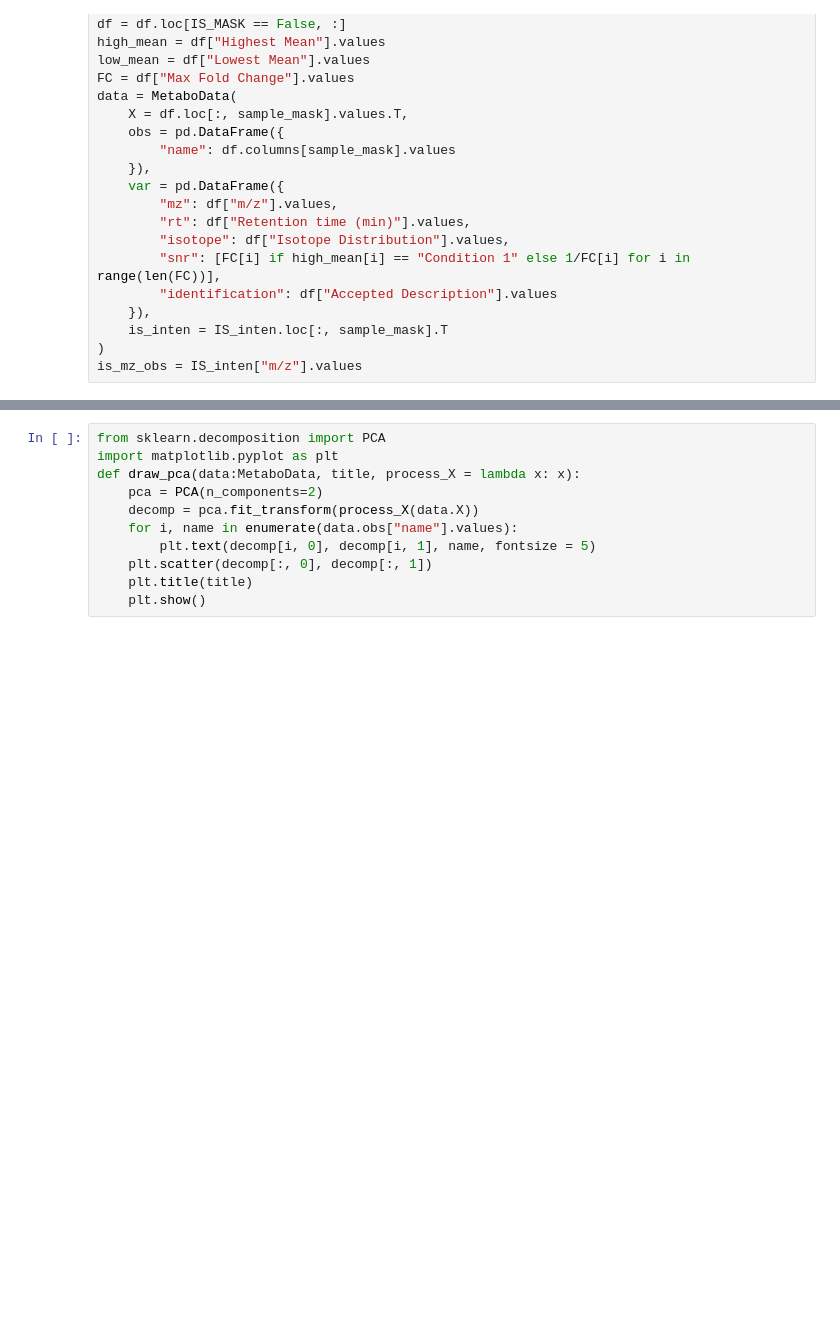
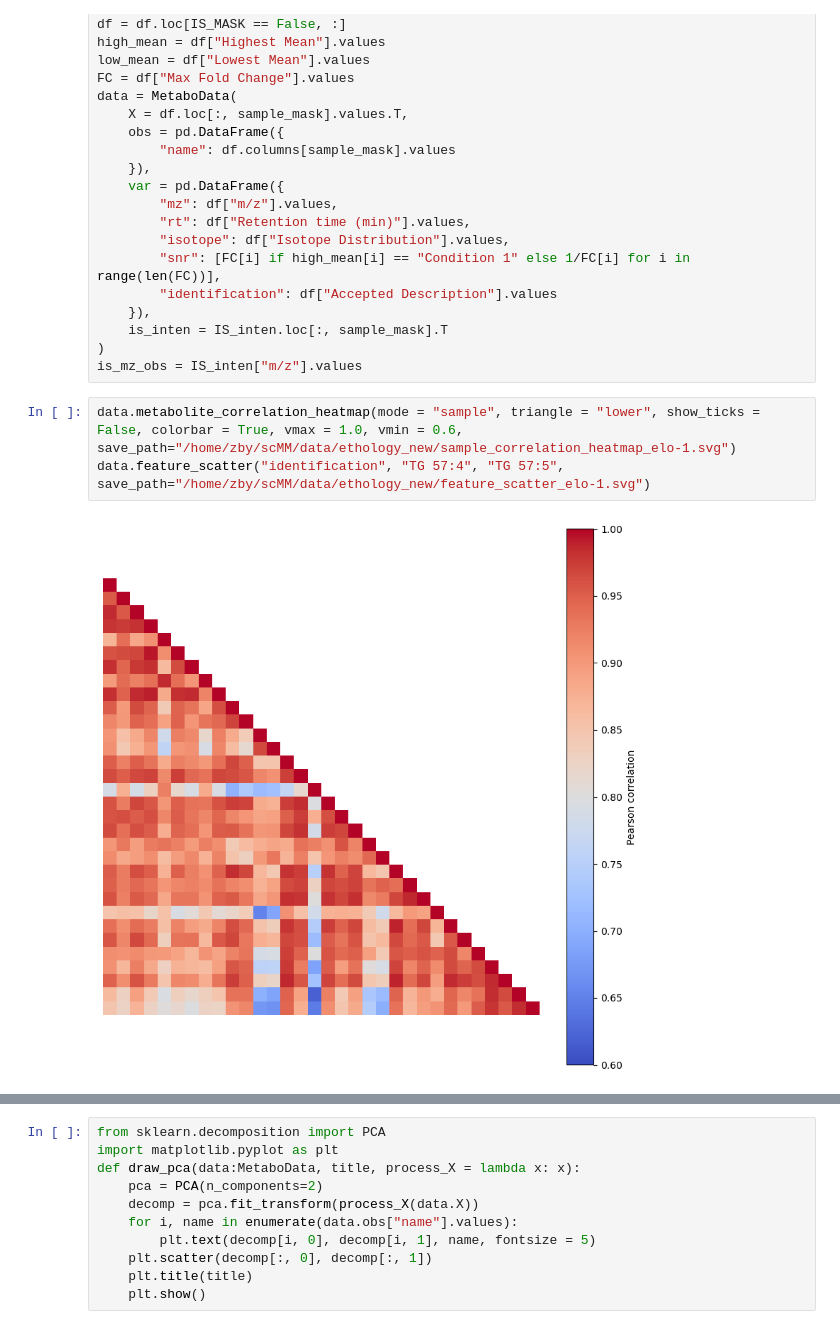
Before and after one commit to creeper349/scMM, a Jupyter notebook: wormethology.ipynb, the cells around one changed output, grey strips where cells are left out. Drawn from its saved outputs; the diff is of its cells as text; blank space fills up the shorter version.

```diff
--- a/wormethology.ipynb
+++ b/wormethology.ipynb
@@ -26,3 +26,8 @@ data = MetaboData(
     is_inten = IS_inten.loc[:, sample_mask].T
 )
 is_mz_obs = IS_inten["m/z"].values
+# %%
+data.metabolite_correlation_heatmap(mode = "sample", triangle = "lower", show_ticks = False, colorbar = True, vmax = 1.0, vmin = 0.6, save_path="/home/zby/scMM/data/ethology_new/sample_correlation_heatmap_elo-1.svg")
+data.feature_scatter("identification", "TG 57:4", "TG 57:5", save_path="/home/zby/scMM/data/ethology_new/feature_scatter_elo-1.svg")
+# %% [output]
+[figure, added]
```
Also changed, not shown: parts of 6 cells of this notebook, 1 other file.
